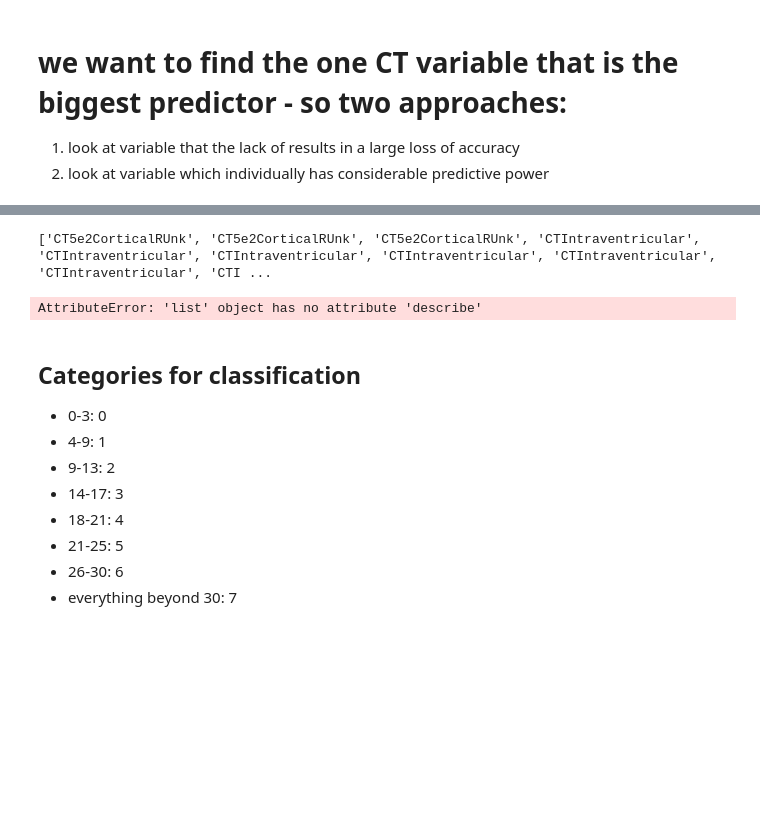
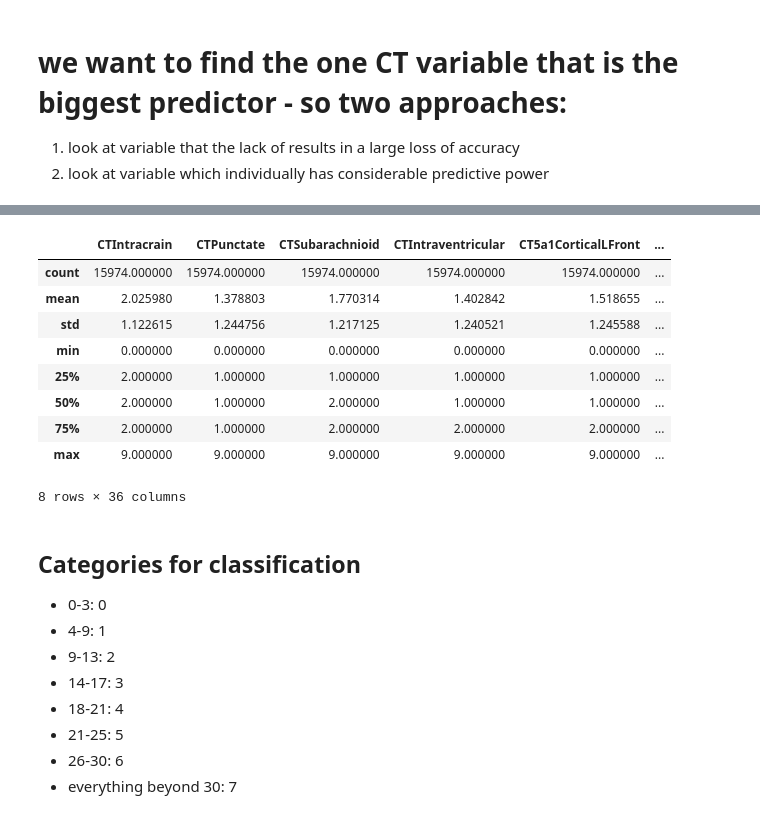
Before and after one commit to shashank2000/timePredictor, a Jupyter notebook: initial exploration.ipynb, the cells around one changed output, grey strips where cells are left out. Drawn from its saved outputs; the diff is of its cells as text; code cells hidden in the pictures; blank space fills up the shorter version.

```diff
--- a/initial exploration.ipynb
+++ b/initial exploration.ipynb
@@ -116,21 +137,31 @@ CTIntraventricular 0.7323943661971831
 # %%
-print(maxEffects)
+{'CT5a1CorticalLFront': 1, 'CTIntraventricular': 1, 'CT7a3AxialNEpi': 7, 'CTPunctate': 10, 'CT5b3CorticalNTemp': 8,
+ 'CT5b2CorticalRTemp': 26,
+ 'CT5a3CorticalNFront': 5, 'CT6aNonCortN': 184, 'CT7d3FalcineUnk': 162, 'CT5d1CorticalLOcc': 96}
+{'CT7d3FalcineUnk': 1, 'CT5e2CorticalRUnk': 65, 'CT7c1AxialLNS': 18, 'CT6aNonCortR': 10, 'CT5e3CorticalNUnk': 8,
+ 'CTIntraventricular': 168, 'CT7a1AxialLEpi': 60, 'CT7b3AxialNSub': 170}
 
-for element in dict1:
-    dict1.
 # we need to clean up the dataset - take away all datapoints that contain even a single 0 in the features that we are looking at
 X = X.dropna(axis=0)
 X = X.astype('int64')
 X.describe()
 # for variable in features:
 #     X[variable] = X[variable].astype('int64')
 # X.dtypes
 # for variable in features:
 #     final = final[final[variable] != 0]
 # X.head()
 # %% [output]
+|  | CTIntracrain | CTPunctate | CTSubarachnioid | CTIntraventricular | CT5a1CorticalLFront | ... |
+| count | 15974.000000 | 15974.000000 | 15974.000000 | 15974.000000 | 15974.000000 | ... |
+| mean | 2.025980 | 1.378803 | 1.770314 | 1.402842 | 1.518655 | ... |
+| std | 1.122615 | 1.244756 | 1.217125 | 1.240521 | 1.245588 | ... |
+| min | 0.000000 | 0.000000 | 0.000000 | 0.000000 | 0.000000 | ... |
+| 25% | 2.000000 | 1.000000 | 1.000000 | 1.000000 | 1.000000 | ... |
+| 50% | 2.000000 | 1.000000 | 2.000000 | 1.000000 | 1.000000 | ... |
+| 75% | 2.000000 | 1.000000 | 2.000000 | 2.000000 | 2.000000 | ... |
+| max | 9.000000 | 9.000000 | 9.000000 | 9.000000 | 9.000000 | ... |
-['CT5e2CorticalRUnk', 'CT5e2CorticalRUnk', 'CT5e2CorticalRUnk', 'CTIntraventricular', 'CTIntraventricular', 'CTIntraventricular', 'CTIntraventricular', 'CTIntraventricular', 'CTIntraventricular', 'CTI ...
+8 rows × 36 columns
-AttributeError: 'list' object has no attribute 'describe'
 # %% [markdown]
 ## Categories for classification
 
```
Also changed, not shown: parts of 15 cells of this notebook.
